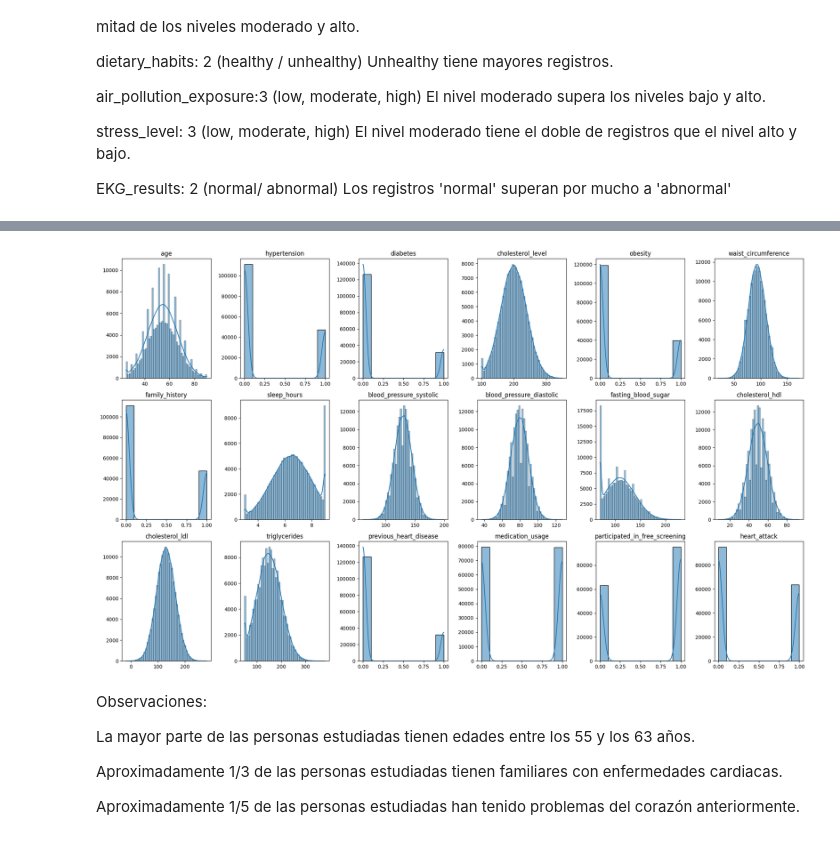
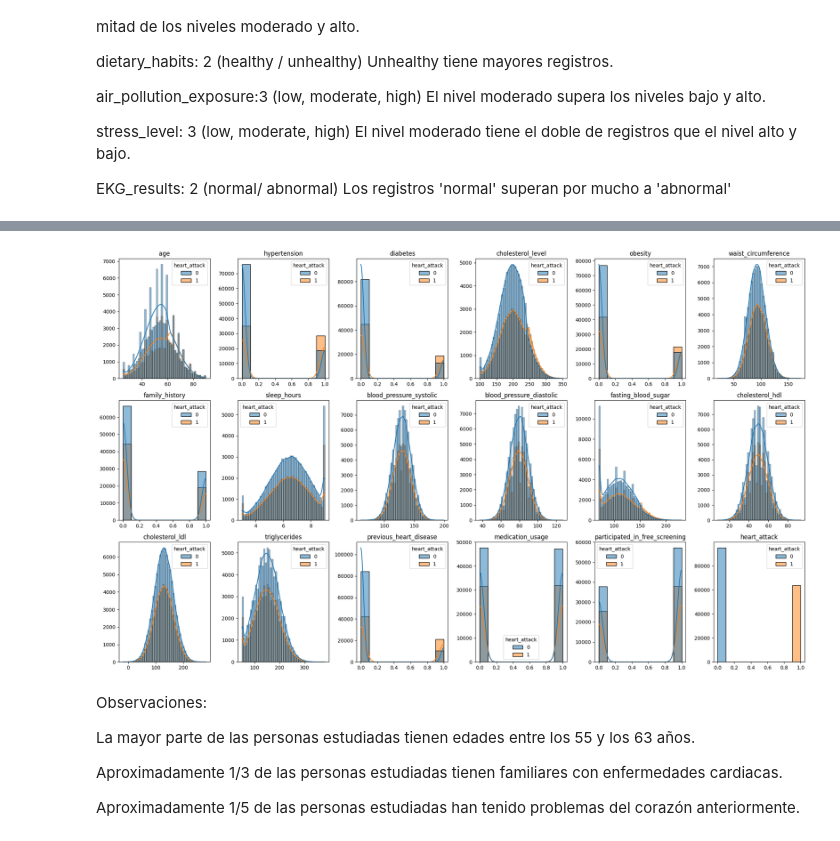
Before and after one commit to JozueDev/PROYECTO-FINAL, a Jupyter notebook: explore.ipynb, the cells around one changed output, grey strips where cells are left out. Cells and saved outputs as stored; diff of their text form; code cells hidden in the pictures.

```diff
--- a/explore.ipynb
+++ b/explore.ipynb
@@ -102,13 +124,11 @@ Descripcion de las columnas:
 
 col_cat = ['gender','region' ,'income_level', 'smoking_status', 'alcohol_consumption', 'physical_activity', 'dietary_habits', 'air_pollution_exposure' , 'stress_level', 'EKG_results']
 
-#graficos de barras de conteo
-
-fig, ax = plt.subplots(nrows=len(col_cat),  ncols=1, figsize= (10,45))
-fig.subplots_adjust(hspace=0.5)
+fig, ax = plt.subplots(nrows=len(col_cat), ncols=1, figsize=(10, 45))
+fig.subplots_adjust(hspace=0.7)
 
 for i, col in enumerate(col_cat):
-    sns.countplot(x=col, data=df , ax=ax[i])
-    ax[i].set_title(col)
-    ax[i].set_xticklabels(ax[i].get_xticklabels(),rotation=30)
+    sns.countplot(data=df, x=col, hue='heart_attack', ax=ax[i])
+    ax[i].set_title(f'{col} vs heart_attack', fontsize=12)
+    ax[i].tick_params(axis='x', rotation=30)
 # %% [output]
@@ -138,6 +158,6 @@ EKG_results: 2 (normal/ abnormal) Los registros 'normal' superan por mucho a 'ab
 # %%
 #Eliminaremos las columnas 'gender' , 'Income_level' ya que no aportan informacion relevante para determinar la variable objetivo 'Hearth_Attack'
 
-df.drop(columns=['gender', 'income_level'], inplace=True)
+#df.drop(columns=['gender', 'income_level'], inplace=True)
 
-df.columns
+#df.columns
@@ -167,31 +167,31 @@ df.describe()
 # %%
 #graficamos las variables númericas
 col_num = ['age', 'hypertension', 'diabetes', 'cholesterol_level', 'obesity',
            'waist_circumference', 'family_history', 'sleep_hours',
            'blood_pressure_systolic', 'blood_pressure_diastolic',
            'fasting_blood_sugar', 'cholesterol_hdl', 'cholesterol_ldl',
            'triglycerides', 'previous_heart_disease', 'medication_usage',
            'participated_in_free_screening', 'heart_attack']
 
 fig, ax = plt.subplots(nrows=3, ncols=6, figsize=(20, 12))
 ax = ax.flatten()
 
 for i, col in enumerate(col_num):
     nbins = 10 if df[col].nunique() <= 10 else 50
 
-    sns.histplot(x=col, data=df, ax=ax[i], bins=nbins, kde=True)
+    sns.histplot(x=col, data=df, ax=ax[i], bins=nbins, kde=True, hue= 'heart_attack')
     ax[i].set_title(col)
     ax[i].set_xlabel("")
     ax[i].set_ylabel("")
 
 # Elimina ejes vacíos si hay más subplots que variables
 for j in range(i+1, len(ax)):
     fig.delaxes(ax[j])
 
 plt.tight_layout()
 plt.show()
 # %% [output]
-[figure, old version]
+[figure, new version]
 # %% [markdown]
 Observaciones:
 
```
Also changed, not shown: parts of 5 cells of this notebook, 3 other files.
